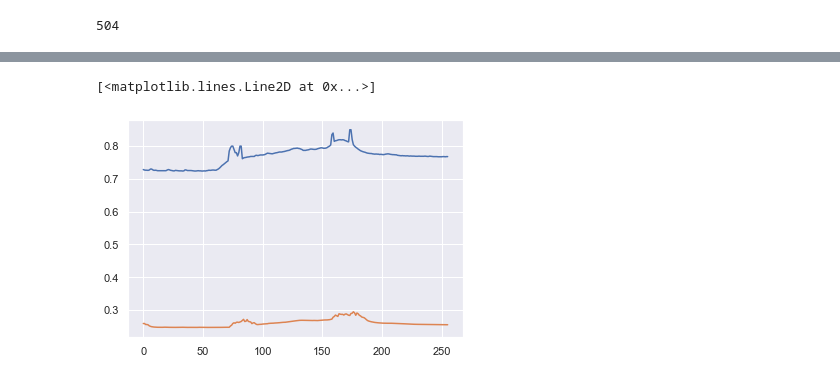
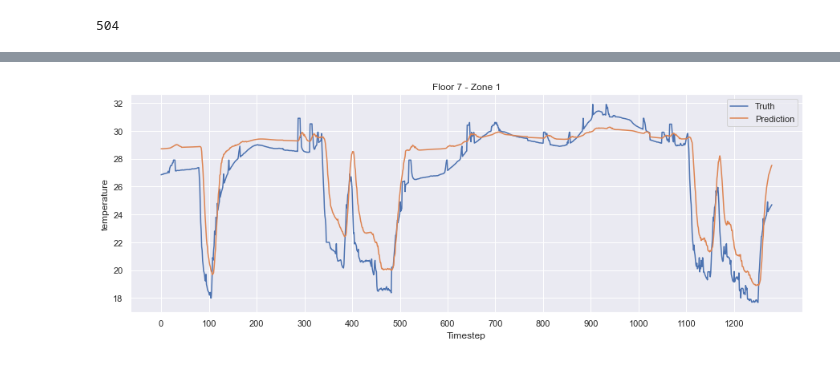
Before and after one commit to AnganMitra/decentralearn, a Jupyter notebook: DMFW/src/Baseline.ipynb, the cells around one changed output, grey strips where cells are left out. Drawn from its saved outputs; the diff is of its cells as text; code cells hidden in the pictures.

```diff
--- a/DMFW/src/Baseline.ipynb
+++ b/DMFW/src/Baseline.ipynb
@@ -594,6 +554,42 @@ true, pred, = ModelPrediction(trainer.models[0], "2019-06-09",testloder[0], look
-# %%
-plt.plot(true)
-plt.plot(pred)
-# %% [output]
-[<matplotlib.lines.Line2D at 0x...>]
-[figure, removed]
+# %%
+def PredictionMultipleDate(model, dates, date_begin, date_end, loader, lookahead, scalers, zone_name, ft_idx):
+    predictTrue = []
+    predictPred = []
+    valuePD = pd.DataFrame()
+    idx_begin = dates.index(date_begin)
+    idx_end = dates.index(date_end)
+    for date in dates[idx_begin:idx_end]:
+        true, pred = ModelPrediction(model, date, loader, lookahead)
+        maxi = scalers[zone_name].data_max_[ft_idx]
+        mini = scalers[zone_name].data_min_[ft_idx]
+        data_range = 0.8
+        true = ((true.reshape(-1,1) - 0.2)*(maxi-mini))/data_range + mini
+        pred = ((pred.reshape(-1,1) - 0.2)*(maxi-mini))/data_range + mini
+        array = np.concatenate([true, pred],axis=1)
+        result = pd.DataFrame({"Truth": true.squeeze(),
+                              "Prediction" : pred.squeeze()})
+                              #"Date": pd.date_range(start=date,periods=true.shape[0], freq="5min")})
+        valuePD = pd.concat((valuePD, result)).reset_index(drop=True)
+    return valuePD
+# %%
+ft_idx = 3
+indexroom = 0
+mymodel = trainer.model_ofw
+real_index_zone = [1,2,4,5]
+#testloader = [loaderZ1test]#, loaderZ2test, loaderZ4test, loaderZ5test]
+may = [date for date in test_date if '2019-05' in date]
+myfloor = ["Floor7Z1","Floor7Z2","Floor7Z4","Floor7Z5"]
+resultpd = PredictionMultipleDate(mymodel,test_date,may[0], may[5],testloder[indexroom], lookahead, scalers,
+                                 myfloor[indexroom], ft_idx)
+# %%
+plt.figure(figsize=(15,5))
+plt.title(f'Floor {floor} - Zone {real_index_zone[indexroom]}')
+plt.plot(resultpd["Truth"],label="Truth")
+plt.plot(resultpd["Prediction"],label="Prediction",ls='-')
+plt.xticks(ticks=np.arange(resultpd.shape[0],step=100))
+plt.legend()
+plt.xlabel("Timestep")
+plt.ylabel(f'{feature}')
+plt.show()
+# %% [output]
+[figure, added]
```
Also changed, not shown: parts of 13 cells of this notebook, 59 other files.
